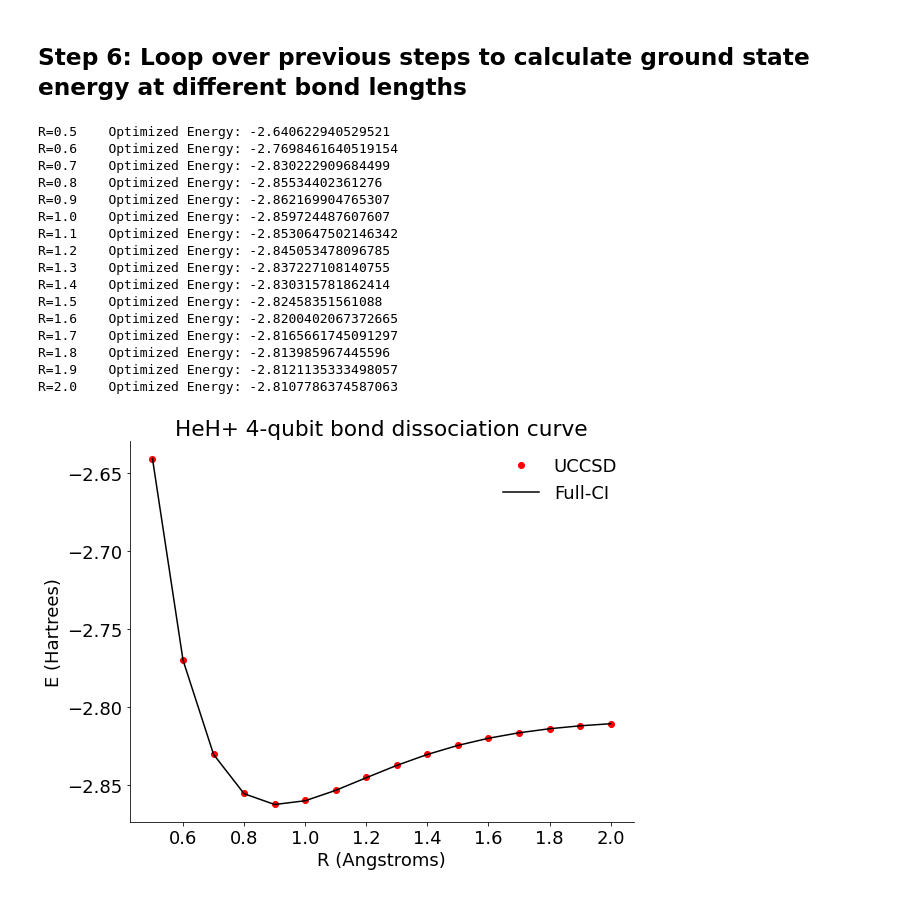
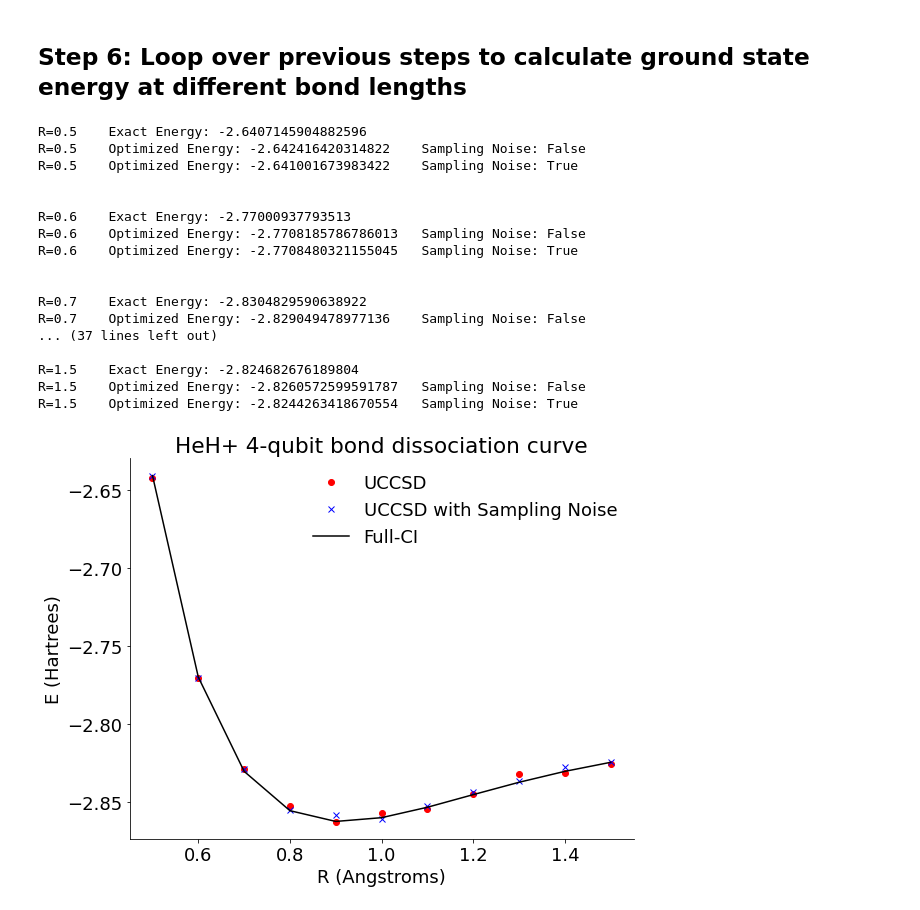
Before and after one commit to haikusw/jaqalpaq, a Jupyter notebook: examples/HeH+ (Helium Hydride)/JaqalPaq_HeH+_Untapered_Exemplar.ipynb, the cells around one changed output. Drawn from its saved outputs; the diff is of its cells as text; code cells hidden in the pictures.

Commit message:
Update exemplars
Updated sampling functions, terms in the Hamiltonian, and removed unnecessary lines.

```diff
--- a/examples/HeH+ (Helium Hydride)/JaqalPaq_HeH+_Untapered_Exemplar.ipynb
+++ b/examples/HeH+ (Helium Hydride)/JaqalPaq_HeH+_Untapered_Exemplar.ipynb
@@ -163,15 +164,16 @@ def term_energy(term, state, coefficient, prob):
     return coefficient*prob*parity
 
 # Calculate energy of the molecule for a given value of theta
-def calculate_energy(theta):
+def calculate_energy(theta, sample_noise):
     energy = 0
-    probs = ansatz(theta[0]) #Convert tuple (from optimization) to float for circuit
+    probs = ansatz_sampling(theta[0], sample_noise) #Convert tuple (from optimization) to float for circuit
     for i in range(len(terms)): #For each term in the hamiltonian
         for j in range(len(probs[0])): #For each possible state
             term = terms[i]
             state = '{0:04b}'.format(j)[::-1] #convert state to binary (# of qubits)
             coefficient = cs[i].real
             prob = probs[i][j]
+            #print(term, state, coefficient, prob)
             energy += term_energy(term, state, coefficient, prob)
     return energy
 # %% [markdown]
@@ -201,25 +204,24 @@ run_fci = 1
 delete_input = True
 delete_output = False
 
-optimized_energies = []
+optimized_energies = [[], []]
 exact_energies = []
 
-# Loop over bond lengths from 0.5 to 2.0 angstroms
-n_pts = 16 #Number of points
-bond_lengths = np.linspace(0.5,2.0,n_pts)
+# Loop over bond lengths from 0.5 to 1.5 angstroms
+n_samples = 10000 # Sample circuit
+n_pts = 11 #Number of points
+bond_lengths = np.linspace(0.5,1.5,n_pts)
 for diatomic_bond_length in bond_lengths:
     # Generate molecule at some bond length
     geometry = [('He', (0., 0., 0.)), ('H', (0., 0., diatomic_bond_length))]
+    description=str(round(diatomic_bond_length, 2))
     molecule = MolecularData(
         geometry, basis, multiplicity, charge,
-        description=str(round(diatomic_bond_length, 2)),
+        description=description,
         filename='./HeH+_4_sto-3g_single_dissociation')
 
     # Run pyscf to generate new molecular data for sto-3g HeH+
-    molecule = run_pyscf(molecule,
-                     run_scf=run_scf,
-                     run_fci=run_fci,
-                     verbose=False)
+    molecule = run_pyscf(molecule, run_scf=run_scf, run_fci=run_fci, verbose=False)
 
     # Get the fermionic Hamiltonian for HeH+ and map it using the BK encoding
     hamiltonian = molecule.get_molecular_hamiltonian()
@@ -234,51 +236,57 @@ for diatomic_bond_length in bond_lengths:
         paulis = [None, None, None, None]
         for pauli in term:
             paulis[pauli[0]] = pauli[1]
-        terms += [paulis]
+        terms += [paulis][::-1]
         cs += [hamiltonian_jw.terms[term]]
 
-    # Minimize the expectation value of the energy using a classical optimizer (COBYLA)
-    result = optimize.minimize(fun=calculate_energy, x0=[0.01], method="COBYLA")
-    optimized_energies.append(result.fun)
+    # Minimize the expectation value of the energy using a classical optimizer (SPSA)
     exact_energies.append(molecule.fci_energy)
-    print("R={}\t Optimized Energy: {}".format(str(round(diatomic_bond_length, 2)), result.fun))
+    print("R={}\t Exact Energy: {}".format(str(round(diatomic_bond_length, 2)), molecule.fci_energy))
+
+    for i in range(2):
+        result = optimize.minimize(fun=calculate_energy, x0=[0.01], args=([i]), method="COBYLA")
+        optimized_energies[i].append(result.fun)
+        print("R={}\t Optimized Energy: {}\t Sampling Noise: {}".format(str(round(diatomic_bond_length, 2)), result.fun, bool(i)))
+    print('\n')
 # %% [output]
-R=0.5    Optimized Energy: -2.640622940529521
-R=0.6    Optimized Energy: -2.7698461640519154
-R=0.7    Optimized Energy: -2.830222909684499
-R=0.8    Optimized Energy: -2.85534402361276
-R=0.9    Optimized Energy: -2.862169904765307
-R=1.0    Optimized Energy: -2.859724487607607
-R=1.1    Optimized Energy: -2.8530647502146342
-R=1.2    Optimized Energy: -2.845053478096785
-R=1.3    Optimized Energy: -2.837227108140755
-R=1.4    Optimized Energy: -2.830315781862414
-R=1.5    Optimized Energy: -2.82458351561088
-R=1.6    Optimized Energy: -2.8200402067372665
-R=1.7    Optimized Energy: -2.8165661745091297
-R=1.8    Optimized Energy: -2.813985967445596
-R=1.9    Optimized Energy: -2.8121135333498057
-R=2.0    Optimized Energy: -2.8107786374587063
+R=0.5    Exact Energy: -2.6407145904882596
+R=0.5    Optimized Energy: -2.642416420314822    Sampling Noise: False
+R=0.5    Optimized Energy: -2.641001673983422    Sampling Noise: True
+
+
+R=0.6    Exact Energy: -2.77000937793513
+R=0.6    Optimized Energy: -2.7708185786786013   Sampling Noise: False
+R=0.6    Optimized Energy: -2.7708480321155045   Sampling Noise: True
+
+
+R=0.7    Exact Energy: -2.8304829590638922
+R=0.7    Optimized Energy: -2.829049478977136    Sampling Noise: False
+... (37 lines left out)
+
+R=1.5    Exact Energy: -2.824682676189804
+R=1.5    Optimized Energy: -2.8260572599591787   Sampling Noise: False
+R=1.5    Optimized Energy: -2.8244263418670554   Sampling Noise: True
 # %%
 import matplotlib
 import matplotlib.pyplot as pyplot
 
 # Plot the various energies for different bond lengths
 fig = pyplot.figure(figsize=(10,7))
 pyplot.rcParams['font.size']=18
 bkcolor = '#ffffff'
 ax = fig.add_subplot(1, 1, 1)
 pyplot.subplots_adjust(left=.2)
 ax.set_xlabel('R (Angstroms)')
 ax.set_ylabel(r'E (Hartrees)')
 ax.set_title(r'HeH+ 4-qubit bond dissociation curve')
 ax.spines['right'].set_visible(False)
 ax.spines['top'].set_visible(False)
 bond_lengths = [float(x) for x in bond_lengths]
-ax.plot(bond_lengths, optimized_energies, 'o', label='UCCSD', color='red')
+ax.plot(bond_lengths, optimized_energies[0], 'o', label='UCCSD', color='red')
+ax.plot(bond_lengths, optimized_energies[1], 'x', label='UCCSD with Sampling Noise', color='blue')
 ax.plot(bond_lengths, exact_energies, '-', label='Full-CI', color='black')
 
 ax.legend(frameon=False)
 pyplot.show()
 # %% [output]
-[figure, old version]
+[figure, new version]
```
Also changed, not shown: parts of 6 cells of this notebook, 3 other files.
